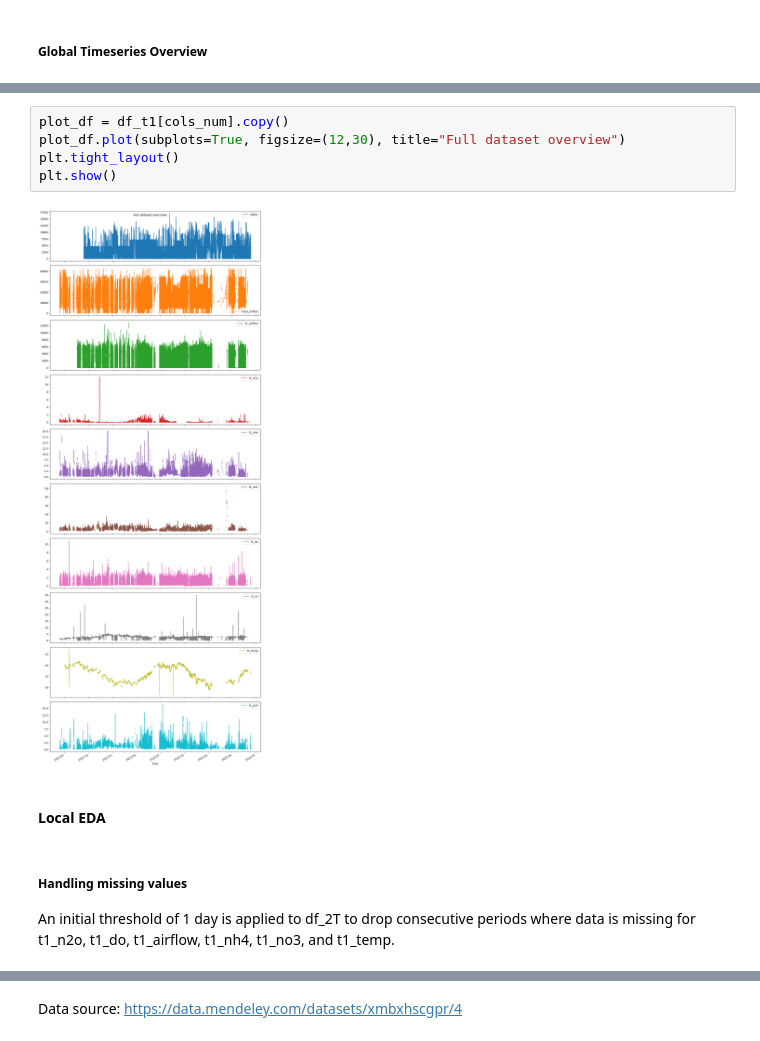
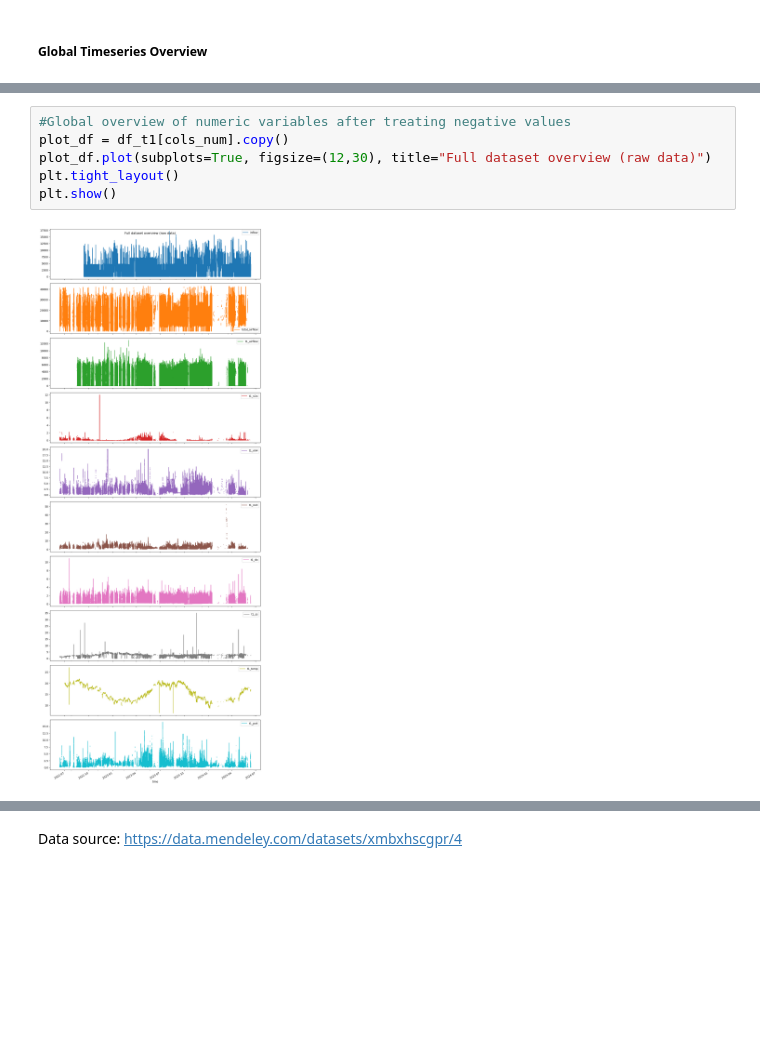
Before and after one commit to tom-mcarthur03/EDS_Design_Project, a Jupyter notebook: notebooks/data_preprocessing/data_preprocessing_bv.ipynb, the cells around one changed output, grey strips where cells are left out. Drawn from its saved outputs; the diff is of its cells as text; blank space fills up the shorter version.

Commit message:
Updated preprocessing pipeline + resampled data

```diff
--- a/notebooks/data_preprocessing/data_preprocessing_bv.ipynb
+++ b/notebooks/data_preprocessing/data_preprocessing_bv.ipynb
@@ -712,15 +648,10 @@ df_t1[cols_num].describe().round(2)
 | 75% | 4322.92 | 21809.25 | 4020.05 | 0.14 | 3.03 | 4.07 | 1.03 | 2.96 | 18.91 | 1.44 |
 | max | 17192.57 | 43356.56 | 12973.05 | 12.02 | 20.01 | 53.00 | 10.89 | 35.09 | 27.13 | 16.56 |
 # %%
+#Global overview of numeric variables after treating negative values
 plot_df = df_t1[cols_num].copy()
-plot_df.plot(subplots=True, figsize=(12,30), title="Full dataset overview")
+plot_df.plot(subplots=True, figsize=(12,30), title="Full dataset overview (raw data)")
 plt.tight_layout()
 plt.show()
 # %% [output]
-[figure, old version]
+[figure, new version]
-# %% [markdown]
-#### Local EDA
-# %% [markdown]
-##### Handling missing values
-
-An initial threshold of 1 day is applied to df_2T to drop consecutive periods where data is missing for t1_n2o, t1_do, t1_airflow, t1_nh4, t1_no3, and t1_temp.
```
Also changed, not shown: parts of 77 cells of this notebook.
